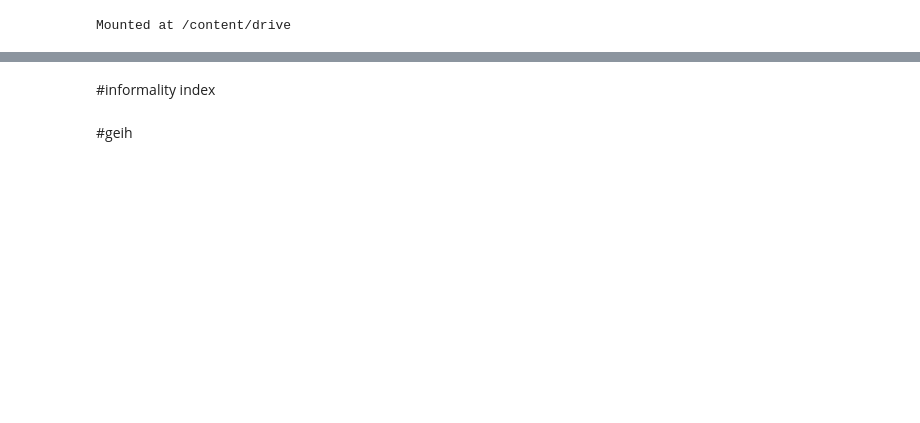
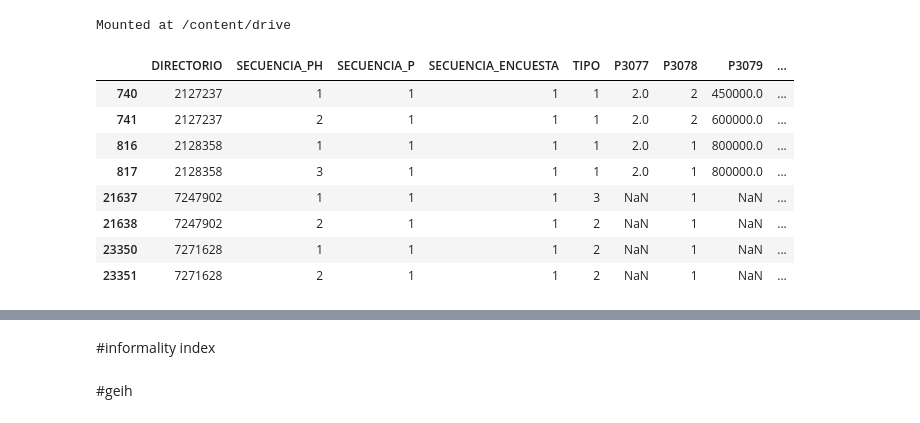
Before and after one commit to rbenzecry/SME-informal-sector-colombia, a Jupyter notebook: 01_emicron/01_cleaning_data_undp.ipynb, the cells around one changed output, grey strips where cells are left out. Saved outputs shown, nothing was run; the diff lists cells and outputs as text; code cells hidden in the pictures; blank space fills up the shorter version.

```diff
--- a/01_emicron/01_cleaning_data_undp.ipynb
+++ b/01_emicron/01_cleaning_data_undp.ipynb
@@ -9,3 +13,16 @@ import pandas as pd
+# %%
+duplicated_rows = ocupado_cleaned[ocupado_cleaned.duplicated(subset=['DIRECTORIO', 'SECUENCIA_P', 'SECUENCIA_ENCUESTA'], keep=False)]
+duplicated_rows
+# %% [output]
+|  | DIRECTORIO | SECUENCIA_PH | SECUENCIA_P | SECUENCIA_ENCUESTA | TIPO | P3077 | P3078 | P3079 | ... |
+| 740 | 2127237 | 1 | 1 | 1 | 1 | 2.0 | 2 | 450000.0 | ... |
+| 741 | 2127237 | 2 | 1 | 1 | 1 | 2.0 | 2 | 600000.0 | ... |
+| 816 | 2128358 | 1 | 1 | 1 | 1 | 2.0 | 1 | 800000.0 | ... |
+| 817 | 2128358 | 3 | 1 | 1 | 1 | 2.0 | 1 | 800000.0 | ... |
+| 21637 | 7247902 | 1 | 1 | 1 | 3 | NaN | 1 | NaN | ... |
+| 21638 | 7247902 | 2 | 1 | 1 | 2 | NaN | 1 | NaN | ... |
+| 23350 | 7271628 | 1 | 1 | 1 | 2 | NaN | 1 | NaN | ... |
+| 23351 | 7271628 | 2 | 1 | 1 | 2 | NaN | 1 | NaN | ... |
 # %%
 # List of file names
 files = [
```
Also changed, not shown: parts of 12 cells of this notebook.
